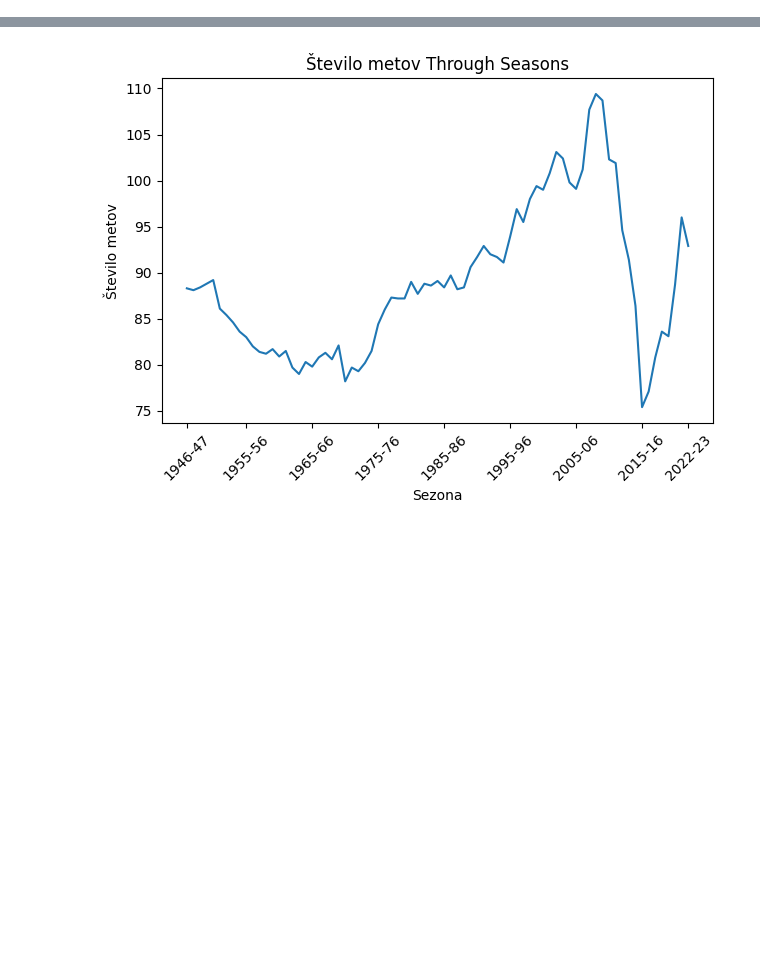
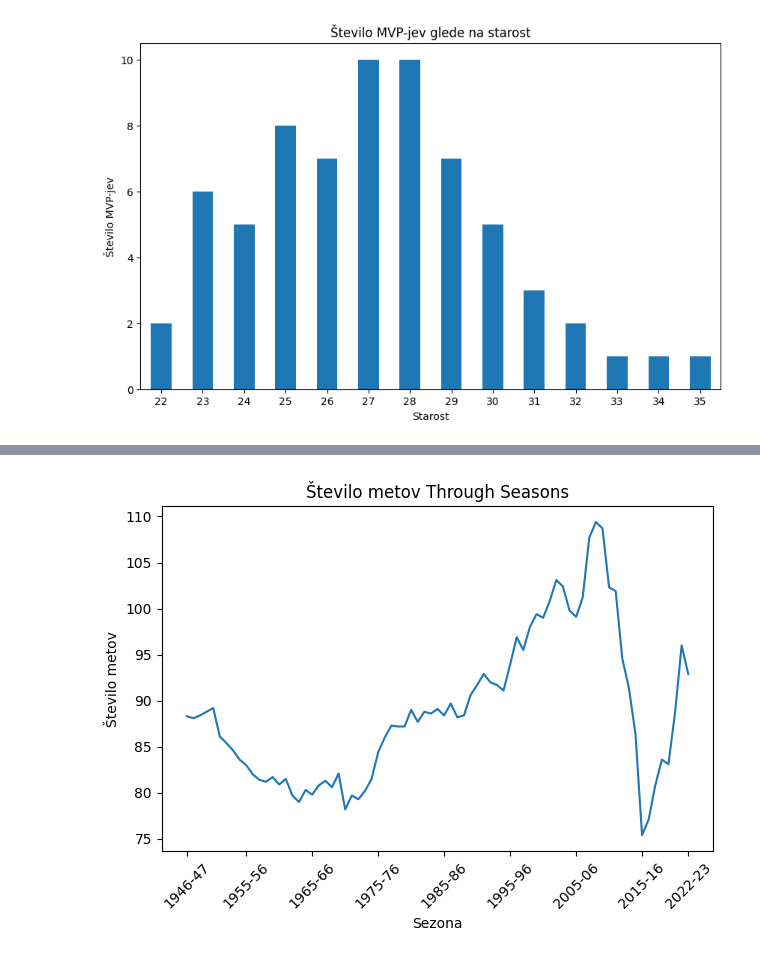
Before and after one commit to alkohasko/AnalizaNBA, a Jupyter notebook: analiza_podatkov.ipynb, the cells around one changed output, grey strips where cells are left out. Drawn from its saved outputs; the diff is of its cells as text; code cells hidden in the pictures; blank space fills up the shorter version.

```diff
--- a/analiza_podatkov.ipynb
+++ b/analiza_podatkov.ipynb
@@ -6,0 +83,4 @@ import ureditev
+# %%
+ureditev.starost_MVP()
+# %% [output]
+[figure, added]
```
Also changed, not shown: parts of 29 cells of this notebook.
